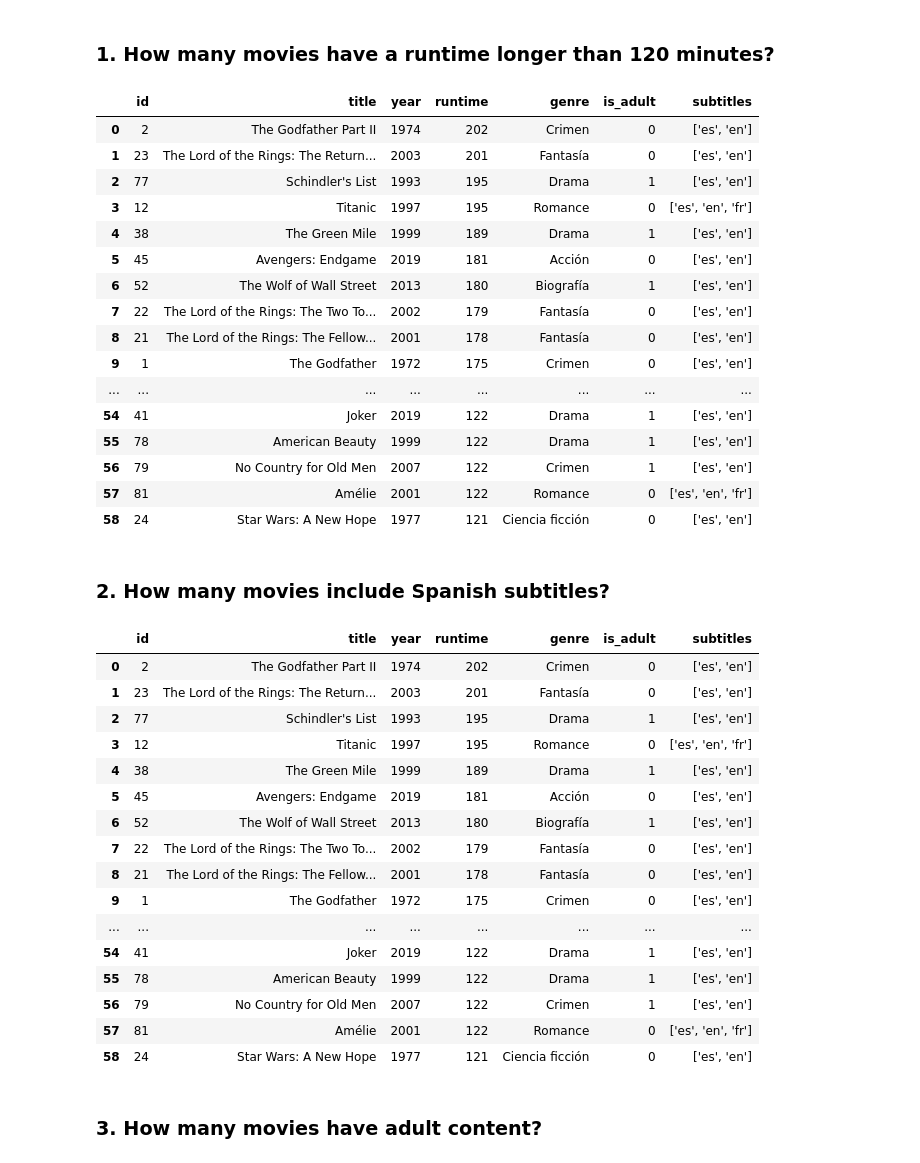
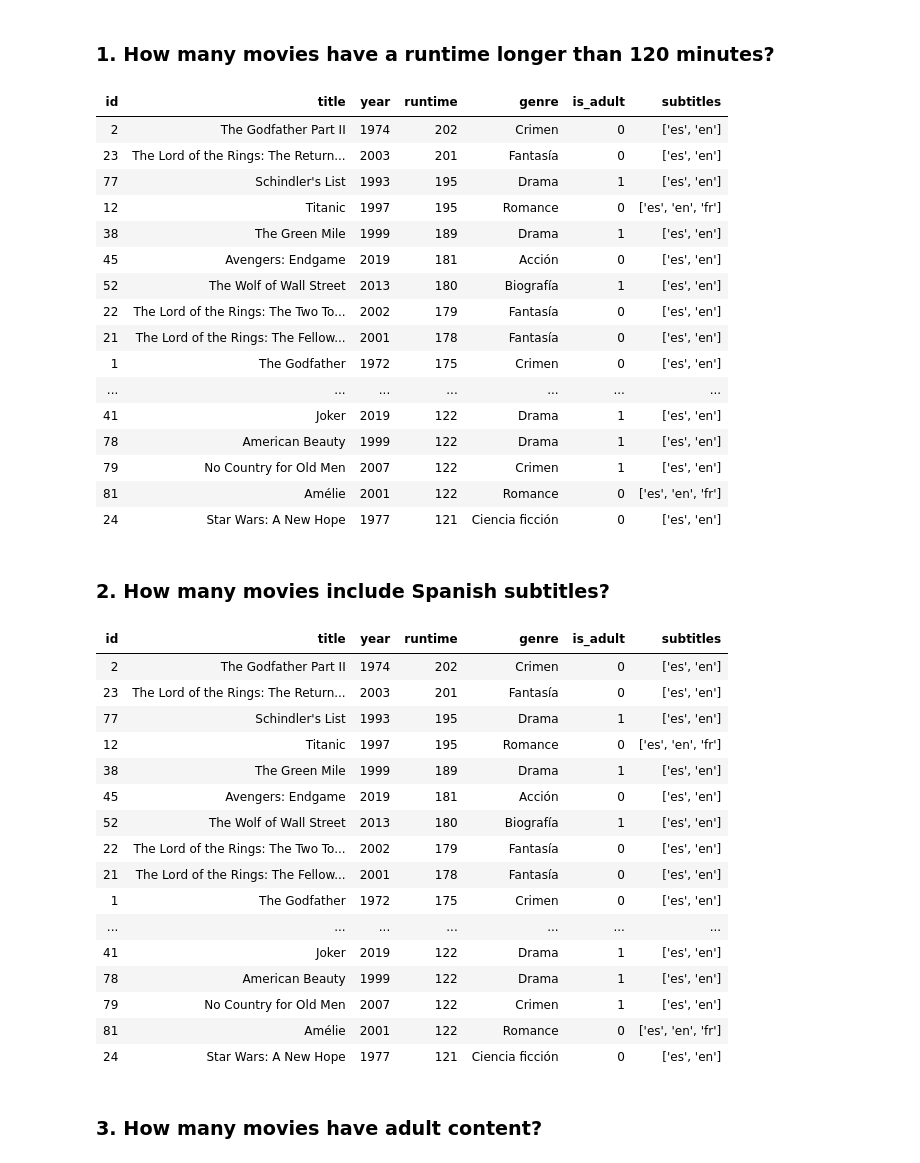
Before and after one commit to Adalab/bda-modulo-2-evaluacion-final-MATC-90, a Jupyter notebook: Ejercicio_final_SQL_phyton.ipynb, the cells around one changed output. Saved outputs shown, nothing was run; the diff lists cells and outputs as text; code cells hidden in the pictures.

Commit message:
index false in PD

```diff
--- a/Ejercicio_final_SQL_phyton.ipynb
+++ b/Ejercicio_final_SQL_phyton.ipynb
@@ -253,7 +258,7 @@ Successfully inserted 100 new records
 # %% [markdown]
 ## Phase 4: Querying the Data
 # %%
-
+# Executes a general SQL query and returns the results as a pandas DataFrame
 def general_query(db_name, sql_query):
     cursor = None
     try:
@@ -263,7 +268,7 @@ def general_query(db_name, sql_query):
         cursor.execute (f"USE {db_name};")
         # Execute the SQL query and fetch the results directly into a DataFrame
         df_query = pd.read_sql(sql_query, connection)
-        return df_query
+        return HTML(df_query.to_html(index=False))
 
     # Catch any SQL execution errors
     except Error as e:
@@ -278,56 +283,56 @@ def general_query(db_name, sql_query):
 # %%
 # Define the SQL query required and execute it using the general function
 query_runtime = f'''SELECT *
             FROM {table_name}
             WHERE runtime > 120
-            ORDER BY runtime desc; '''
+            ORDER BY runtime DESC; '''
 
 general_query(db_name, query_runtime)
 # %% [output]
-|  | id | title | year | runtime | genre | is_adult | subtitles |
-| 0 | 2 | The Godfather Part II | 1974 | 202 | Crimen | 0 | ['es', 'en'] |
-| 1 | 23 | The Lord of the Rings: The Return... | 2003 | 201 | Fantasía | 0 | ['es', 'en'] |
-| 2 | 77 | Schindler's List | 1993 | 195 | Drama | 1 | ['es', 'en'] |
-| 3 | 12 | Titanic | 1997 | 195 | Romance | 0 | ['es', 'en', 'fr'] |
-| 4 | 38 | The Green Mile | 1999 | 189 | Drama | 1 | ['es', 'en'] |
-| 5 | 45 | Avengers: Endgame | 2019 | 181 | Acción | 0 | ['es', 'en'] |
-| 6 | 52 | The Wolf of Wall Street | 2013 | 180 | Biografía | 1 | ['es', 'en'] |
-| 7 | 22 | The Lord of the Rings: The Two To... | 2002 | 179 | Fantasía | 0 | ['es', 'en'] |
-| 8 | 21 | The Lord of the Rings: The Fellow... | 2001 | 178 | Fantasía | 0 | ['es', 'en'] |
-| 9 | 1 | The Godfather | 1972 | 175 | Crimen | 0 | ['es', 'en'] |
-| ... | ... | ... | ... | ... | ... | ... | ... |
-| 54 | 41 | Joker | 2019 | 122 | Drama | 1 | ['es', 'en'] |
-| 55 | 78 | American Beauty | 1999 | 122 | Drama | 1 | ['es', 'en'] |
-| 56 | 79 | No Country for Old Men | 2007 | 122 | Crimen | 1 | ['es', 'en'] |
-| 57 | 81 | Amélie | 2001 | 122 | Romance | 0 | ['es', 'en', 'fr'] |
-| 58 | 24 | Star Wars: A New Hope | 1977 | 121 | Ciencia ficción | 0 | ['es', 'en'] |
+| id | title | year | runtime | genre | is_adult | subtitles |
+| 2 | The Godfather Part II | 1974 | 202 | Crimen | 0 | ['es', 'en'] |
+| 23 | The Lord of the Rings: The Return... | 2003 | 201 | Fantasía | 0 | ['es', 'en'] |
+| 77 | Schindler's List | 1993 | 195 | Drama | 1 | ['es', 'en'] |
+| 12 | Titanic | 1997 | 195 | Romance | 0 | ['es', 'en', 'fr'] |
+| 38 | The Green Mile | 1999 | 189 | Drama | 1 | ['es', 'en'] |
+| 45 | Avengers: Endgame | 2019 | 181 | Acción | 0 | ['es', 'en'] |
+| 52 | The Wolf of Wall Street | 2013 | 180 | Biografía | 1 | ['es', 'en'] |
+| 22 | The Lord of the Rings: The Two To... | 2002 | 179 | Fantasía | 0 | ['es', 'en'] |
+| 21 | The Lord of the Rings: The Fellow... | 2001 | 178 | Fantasía | 0 | ['es', 'en'] |
+| 1 | The Godfather | 1972 | 175 | Crimen | 0 | ['es', 'en'] |
+| ... | ... | ... | ... | ... | ... | ... |
+| 41 | Joker | 2019 | 122 | Drama | 1 | ['es', 'en'] |
+| 78 | American Beauty | 1999 | 122 | Drama | 1 | ['es', 'en'] |
+| 79 | No Country for Old Men | 2007 | 122 | Crimen | 1 | ['es', 'en'] |
+| 81 | Amélie | 2001 | 122 | Romance | 0 | ['es', 'en', 'fr'] |
+| 24 | Star Wars: A New Hope | 1977 | 121 | Ciencia ficción | 0 | ['es', 'en'] |
 # %% [markdown]
 ### 2. How many movies include Spanish subtitles?
 # %%
 # Define the SQL query required and execute it using the general function
 query_subtitles = f'''SELECT *
             FROM {table_name}
-            WHERE subtitles like "%es%";'''
+            WHERE subtitles LIKE "%es%";'''
 
 general_query(db_name, query_runtime)
 # %% [output]
-|  | id | title | year | runtime | genre | is_adult | subtitles |
-| 0 | 2 | The Godfather Part II | 1974 | 202 | Crimen | 0 | ['es', 'en'] |
-| 1 | 23 | The Lord of the Rings: The Return... | 2003 | 201 | Fantasía | 0 | ['es', 'en'] |
-| 2 | 77 | Schindler's List | 1993 | 195 | Drama | 1 | ['es', 'en'] |
-| 3 | 12 | Titanic | 1997 | 195 | Romance | 0 | ['es', 'en', 'fr'] |
-| 4 | 38 | The Green Mile | 1999 | 189 | Drama | 1 | ['es', 'en'] |
-| 5 | 45 | Avengers: Endgame | 2019 | 181 | Acción | 0 | ['es', 'en'] |
-| 6 | 52 | The Wolf of Wall Street | 2013 | 180 | Biografía | 1 | ['es', 'en'] |
-| 7 | 22 | The Lord of the Rings: The Two To... | 2002 | 179 | Fantasía | 0 | ['es', 'en'] |
-| 8 | 21 | The Lord of the Rings: The Fellow... | 2001 | 178 | Fantasía | 0 | ['es', 'en'] |
-| 9 | 1 | The Godfather | 1972 | 175 | Crimen | 0 | ['es', 'en'] |
-| ... | ... | ... | ... | ... | ... | ... | ... |
-| 54 | 41 | Joker | 2019 | 122 | Drama | 1 | ['es', 'en'] |
-| 55 | 78 | American Beauty | 1999 | 122 | Drama | 1 | ['es', 'en'] |
-| 56 | 79 | No Country for Old Men | 2007 | 122 | Crimen | 1 | ['es', 'en'] |
-| 57 | 81 | Amélie | 2001 | 122 | Romance | 0 | ['es', 'en', 'fr'] |
-| 58 | 24 | Star Wars: A New Hope | 1977 | 121 | Ciencia ficción | 0 | ['es', 'en'] |
+| id | title | year | runtime | genre | is_adult | subtitles |
+| 2 | The Godfather Part II | 1974 | 202 | Crimen | 0 | ['es', 'en'] |
+| 23 | The Lord of the Rings: The Return... | 2003 | 201 | Fantasía | 0 | ['es', 'en'] |
+| 77 | Schindler's List | 1993 | 195 | Drama | 1 | ['es', 'en'] |
+| 12 | Titanic | 1997 | 195 | Romance | 0 | ['es', 'en', 'fr'] |
+| 38 | The Green Mile | 1999 | 189 | Drama | 1 | ['es', 'en'] |
+| 45 | Avengers: Endgame | 2019 | 181 | Acción | 0 | ['es', 'en'] |
+| 52 | The Wolf of Wall Street | 2013 | 180 | Biografía | 1 | ['es', 'en'] |
+| 22 | The Lord of the Rings: The Two To... | 2002 | 179 | Fantasía | 0 | ['es', 'en'] |
+| 21 | The Lord of the Rings: The Fellow... | 2001 | 178 | Fantasía | 0 | ['es', 'en'] |
+| 1 | The Godfather | 1972 | 175 | Crimen | 0 | ['es', 'en'] |
+| ... | ... | ... | ... | ... | ... | ... |
+| 41 | Joker | 2019 | 122 | Drama | 1 | ['es', 'en'] |
+| 78 | American Beauty | 1999 | 122 | Drama | 1 | ['es', 'en'] |
+| 79 | No Country for Old Men | 2007 | 122 | Crimen | 1 | ['es', 'en'] |
+| 81 | Amélie | 2001 | 122 | Romance | 0 | ['es', 'en', 'fr'] |
+| 24 | Star Wars: A New Hope | 1977 | 121 | Ciencia ficción | 0 | ['es', 'en'] |
 # %% [markdown]
 ### 3. How many movies have adult content?
 # %%
```
Also changed, not shown: parts of 11 cells of this notebook, 1 other file.
